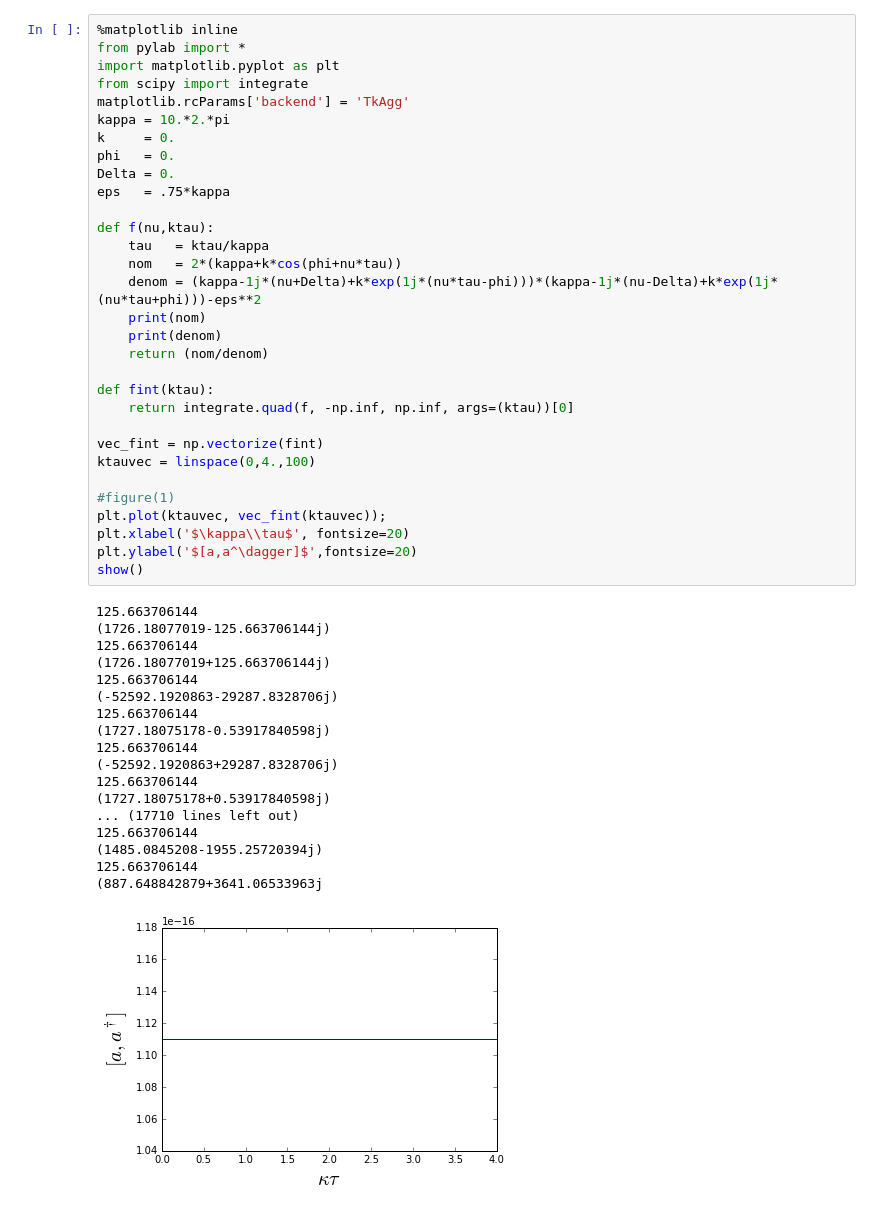
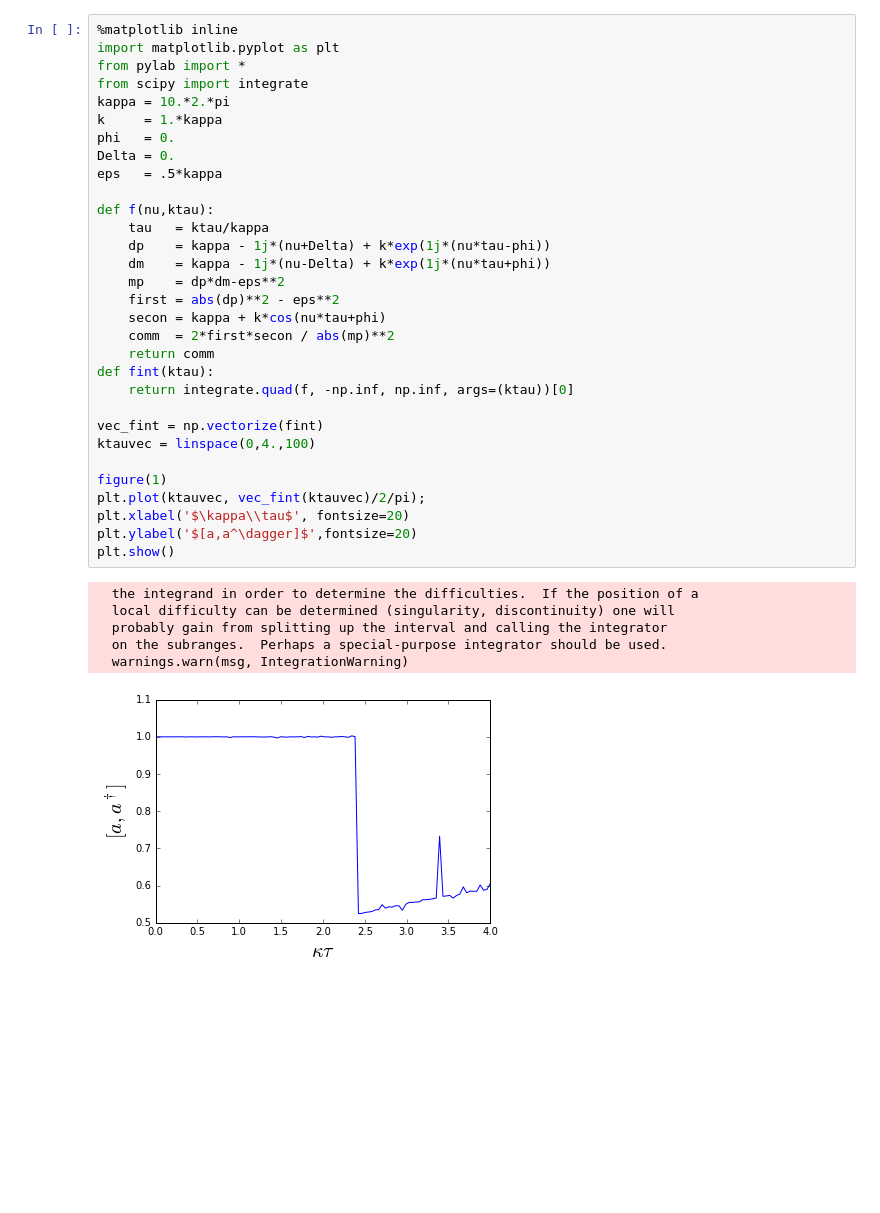
Before and after one commit to nemetniki/DPA, a Jupyter notebook: Commutator.ipynb, the cells around one changed output. Saved outputs shown, nothing was run; the diff lists cells and outputs as text; blank space fills up the shorter version.

```diff
--- a/Commutator.ipynb
+++ b/Commutator.ipynb
@@ -10,53 +15,41 @@ a^\dagger(-\nu) &= -\frac{\sqrt{2\kappa}}{m^\prime(\nu)}\left[d_-(\nu)a^\dagger_
 # %%
 %matplotlib inline
+import matplotlib.pyplot as plt
 from pylab import *
-import matplotlib.pyplot as plt
 from scipy import integrate
-matplotlib.rcParams['backend'] = 'TkAgg'
 kappa = 10.*2.*pi
-k     = 0.
+k     = 1.*kappa
 phi   = 0.
 Delta = 0.
-eps   = .75*kappa
+eps   = .5*kappa
 
 def f(nu,ktau):
     tau   = ktau/kappa
-    nom   = 2*(kappa+k*cos(phi+nu*tau))
-    denom = (kappa-1j*(nu+Delta)+k*exp(1j*(nu*tau-phi)))*(kappa-1j*(nu-Delta)+k*exp(1j*(nu*tau+phi)))-eps**2
-    print(nom)
-    print(denom)
-    return (nom/denom)
-
+    dp    = kappa - 1j*(nu+Delta) + k*exp(1j*(nu*tau-phi))
+    dm    = kappa - 1j*(nu-Delta) + k*exp(1j*(nu*tau+phi))
+    mp    = dp*dm-eps**2
+    first = abs(dp)**2 - eps**2
+    secon = kappa + k*cos(nu*tau+phi)
+    comm  = 2*first*secon / abs(mp)**2
+    return comm
 def fint(ktau):
     return integrate.quad(f, -np.inf, np.inf, args=(ktau))[0]
 
 vec_fint = np.vectorize(fint)
 ktauvec = linspace(0,4.,100)
 
-#figure(1)
-plt.plot(ktauvec, vec_fint(ktauvec));
+figure(1)
+plt.plot(ktauvec, vec_fint(ktauvec)/2/pi);
 plt.xlabel('$\kappa\\tau$', fontsize=20)
 plt.ylabel('$[a,a^\dagger]$',fontsize=20)
-show()
+plt.show()
 # %% [output]
-125.663706144
-(1726.18077019-125.663706144j)
-125.663706144
-(1726.18077019+125.663706144j)
-125.663706144
-(-52592.1920863-29287.8328706j)
-125.663706144
-(1727.18075178-0.53917840598j)
-125.663706144
-(-52592.1920863+29287.8328706j)
-125.663706144
-(1727.18075178+0.53917840598j)
-... (17710 lines left out)
-125.663706144
-(1485.0845208-1955.25720394j)
-125.663706144
-(887.648842879+3641.06533963j
+  the integrand in order to determine the difficulties.  If the position of a
+  local difficulty can be determined (singularity, discontinuity) one will
+  probably gain from splitting up the interval and calling the integrator
+  on the subranges.  Perhaps a special-purpose integrator should be used.
+  warnings.warn(msg, IntegrationWarning)
-[figure, old version]
+[figure, new version]
 # %%
 f1=lambda nu : f(nu,0);
 figure(1)
```
Also changed, not shown: parts of 4 cells of this notebook.
